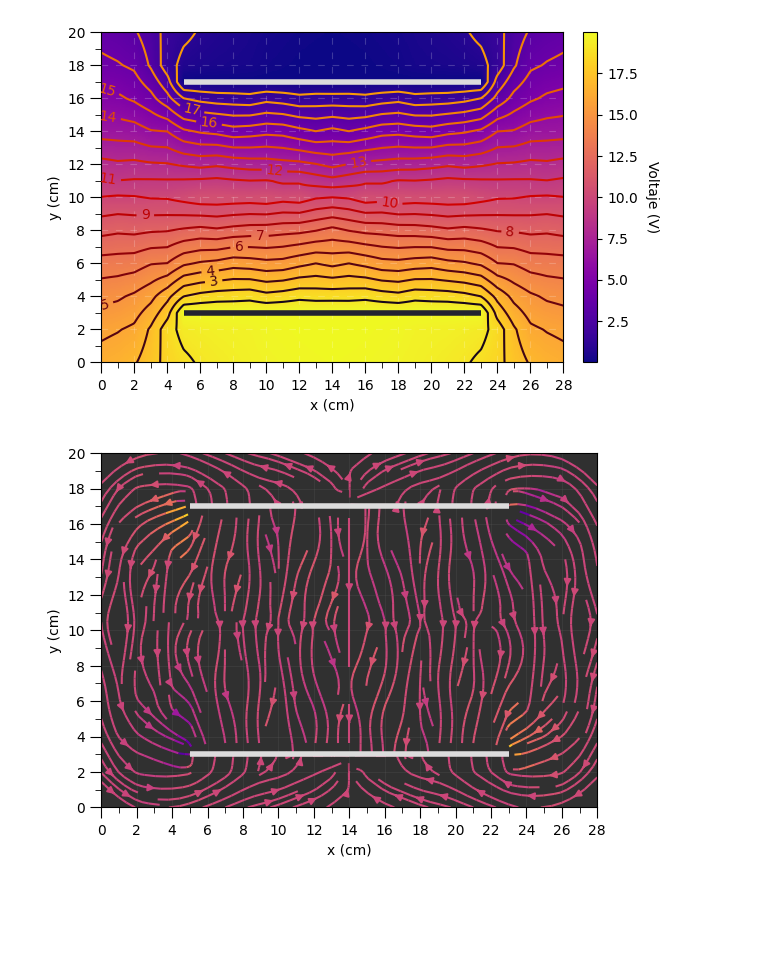
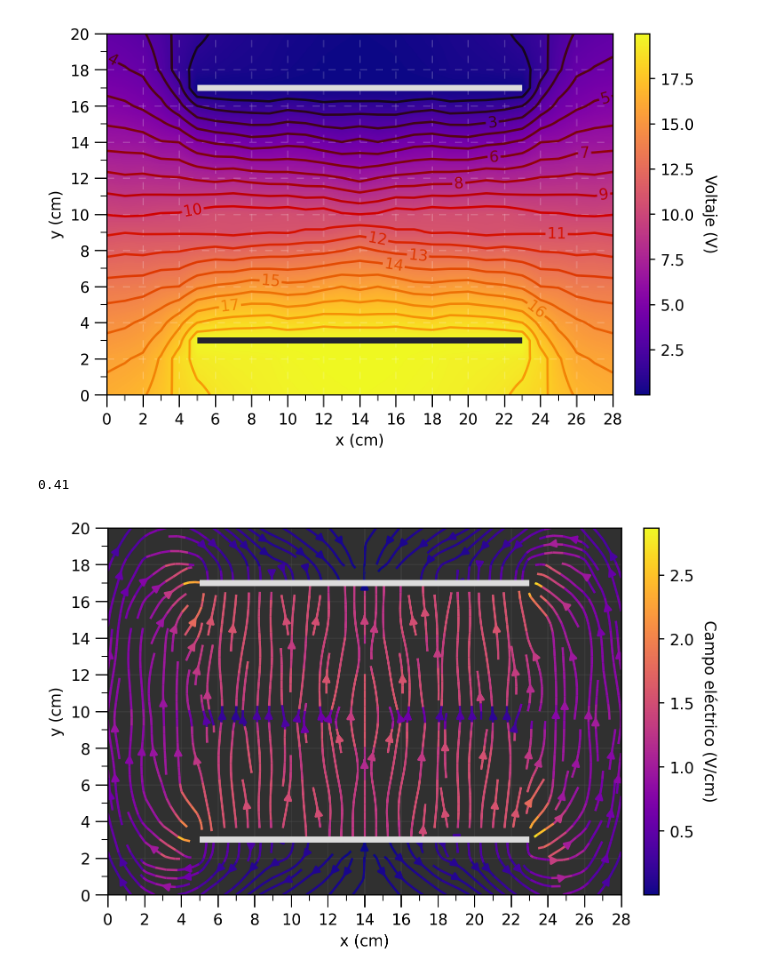
Before and after one commit to Alaviii/PythonPlotting, a Jupyter notebook: Electromagnetismo/practica2equipotenciales/practica2dos.ipynb, the cells around one changed output. Saved outputs shown, nothing was run; the diff lists cells and outputs as text; code cells hidden in the pictures; blank space fills up the shorter version.

```diff
--- a/Electromagnetismo/practica2equipotenciales/practica2dos.ipynb
+++ b/Electromagnetismo/practica2equipotenciales/practica2dos.ipynb
@@ -33,16 +38,19 @@ largerDataArray = np.vstack((largeDataArray, -np.flipud(largeDataArray[:-1,:]) +
 # %%
-xGrid = np.arange(0, largerDataArray.shape[0], step = 1)
-yGrid = np.arange(0, largerDataArray.shape[1], step = 1)
+xGrid = np.arange(0, largerDataArrayFlipped.shape[1], step = 1)
+yGrid = np.arange(0, largerDataArrayFlipped.shape[0], step = 1)
 # %%
-interp = sp.interpolate.RegularGridInterpolator((xGrid, yGrid), largerDataArray)
+interp = sp.interpolate.RegularGridInterpolator((yGrid, xGrid), largerDataArrayFlipped)
 # %%
 xplot = np.linspace(xGrid.min(), xGrid.max(),560)#*2, 560)
-yplot = np.linspace(yGrid.min(), yGrid.max(), 400)
+yplot = np.linspace(yGrid.min(), yGrid.max(), 400) #used to be 400
 
-X, Y = np.meshgrid(xplot, yplot, indexing='ij')
-data = interp((X,Y))#/2, Y))
+X, Y = np.meshgrid(xplot, yplot, indexing='xy')
+data = interp((Y,X))#/2, Y))
 # %%
-fieldGradient = -np.array(np.gradient(data))
+realSpacingInXplotSpace = xGrid.size/xplot.size
+realSpacingInYplotSpace = yGrid.size/yplot.size
+
+fieldGradient = -np.array(np.gradient(data, realSpacingInYplotSpace, realSpacingInXplotSpace)) #unidades de voltio /
 # %%
 normMatrix = np.sqrt(fieldGradient[0]**2 + fieldGradient[1]**2)
 normalizedFieldGradientU = fieldGradient[0]/normMatrix
@@ -51,15 +59,15 @@ normalizedFieldGradientV = fieldGradient[1]/normMatrix
 colors = ["#03071e","#370617","#6a040f","#9d0208","#d00000","#dc2f02","#e85d04","#f48c06","#faa307"]
 red_orange_cmap = mpl.colors.LinearSegmentedColormap.from_list("red_orange", colors)
 # %%
-fig, ax = plt.subplots()
+fig, ax = plt.subplots(dpi = 250)
 
 divider = make_axes_locatable(ax)
 
 
 levels = np.linspace(0,20,21)
 
-img = ax.imshow(data, aspect='equal', cmap = "plasma", origin = "upper", interpolation = "nearest", extent = (0,28,0,20))
-CS = ax.contour(Y, X, data, levels = levels, cmap = red_orange_cmap, zorder = 2)
+img = ax.imshow(data, aspect='equal', cmap = "plasma", origin = "lower", interpolation = "nearest", extent = (0,28,0,20))
+CS = ax.contour(X, Y, data, levels = levels, cmap = red_orange_cmap, zorder = 2)
 ax.clabel(CS, levels[3:-3], fontsize = 10)
 
 ax.hlines(17, 5, 23 , "gainsboro", lw = 4)
@@ -90,47 +98,58 @@ ax.set_xlabel("x (cm)")
 ax.set_ylabel("y (cm)")
 
 
-plt.savefig("casoDosEquipotencialesCondensador.png", dpi = 300)
+plt.savefig("casoDosEquipotencialesCondensador.png", dpi = 250, bbox_inches='tight', pad_inches=0.03)
 plt.show()
 # %% [output]
-[figure, old version]
+[figure, new version]
+# %%
+print(dataArray[0,5])
+# %% [output]
+0.41
 # %%
-fig, ax = plt.subplots()
+fig, ax = plt.subplots(dpi =250 )
+
+divider = make_axes_locatable(ax)
 
 skip = (slice(None, None, 20), slice(None, None, 20))
 #ax.quiver(Y[skip],X[skip], normalizedFieldGradientV[skip], normalizedFieldGradientU[skip], fieldGradient[1][skip]*fieldGradient[0][skip], angles='xy', scale_units='xy', scale = 1, cmap = 'rainbow', pivot = "mid")
+
 isStreamlineBroken = True
-plt.streamplot(Y,X,fieldGradient[1], fieldGradient[0],
-                color = fieldGradient[1]*fieldGradient[0],
+stream = plt.streamplot(X,Y,fieldGradient[1], fieldGradient[0],
+                color = np.sqrt(fieldGradient[1]**2+fieldGradient[0]**2),
                 density = 1.5, cmap = "plasma",
                 broken_streamlines=isStreamlineBroken)
 
 ax.hlines(17, 5, 23 , "gainsboro", lw = 4, zorder = 11)
 ax.hlines(3, 5, 23, "gainsboro", lw = 4, zorder = 11)
+
+cax = divider.append_axes("right", size="3%", pad=0.2)
+cbar = fig.colorbar(stream.lines, cax=cax)
+cbar.set_label('Campo eléctrico (V/cm)',rotation=-90,  labelpad=15)
 
 ax.set_xticks(np.arange(0, 29, 2))
 ax.set_xticks(np.arange(1, 29, 2), minor=True)
 
 ax.tick_params(axis='x', which='major', length=8)
 ax.tick_params(axis='x', which='minor', length=4)
 
 ax.set_yticks(np.arange(0, 21, 2))
 ax.set_yticks(np.arange(1, 21, 2), minor=True)
 
 ax.tick_params(axis='y', which='major', length=8)
 ax.tick_params(axis='y', which='minor', length=4)
 
 ax.grid(color = "#666666", zorder = 10, alpha = 0.2, ls = "solid")
 
 ax.set_xlabel("x (cm)")
 ax.set_ylabel("y (cm)")
 
 ax.set_aspect("equal")
 
 ax.set_facecolor('#303030')
 
-plt.savefig(f"casoDosCampoElectricoCondensador{isStreamlineBroken}.png", dpi = 300)
+plt.savefig(f"casoDosCampoElectricoCondensador{isStreamlineBroken}.png", dpi = 250, bbox_inches='tight', pad_inches=0.03)
 plt.show()
 # %% [output]
-[figure, old version]
+[figure, new version]
 # %%
```
Also changed, not shown: parts of 6 cells of this notebook, 8 other files.
